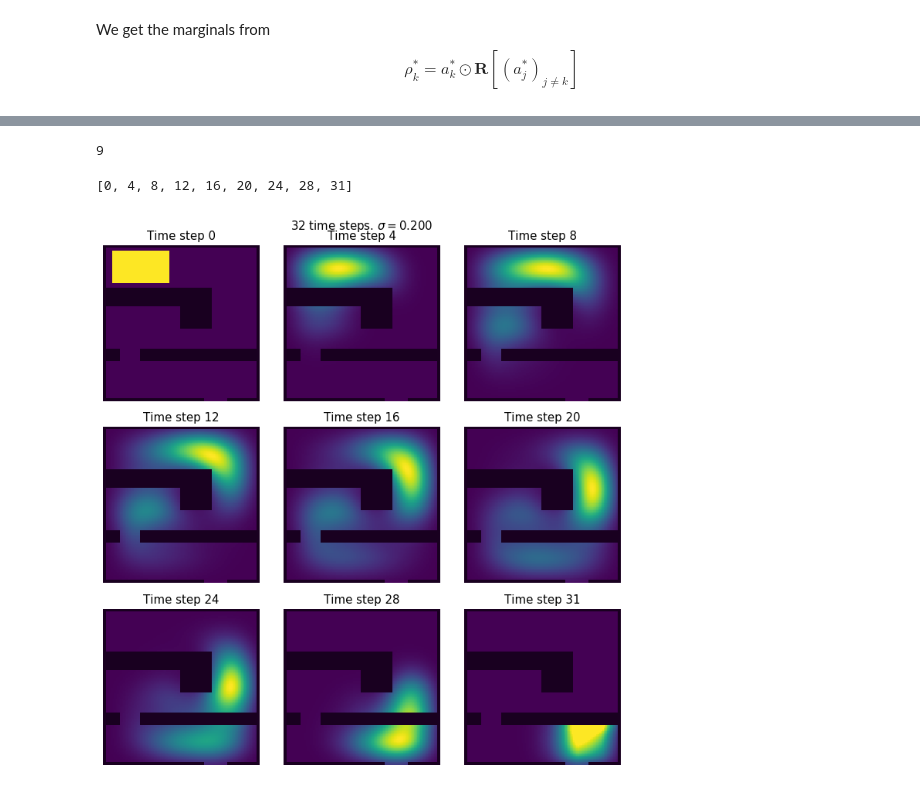
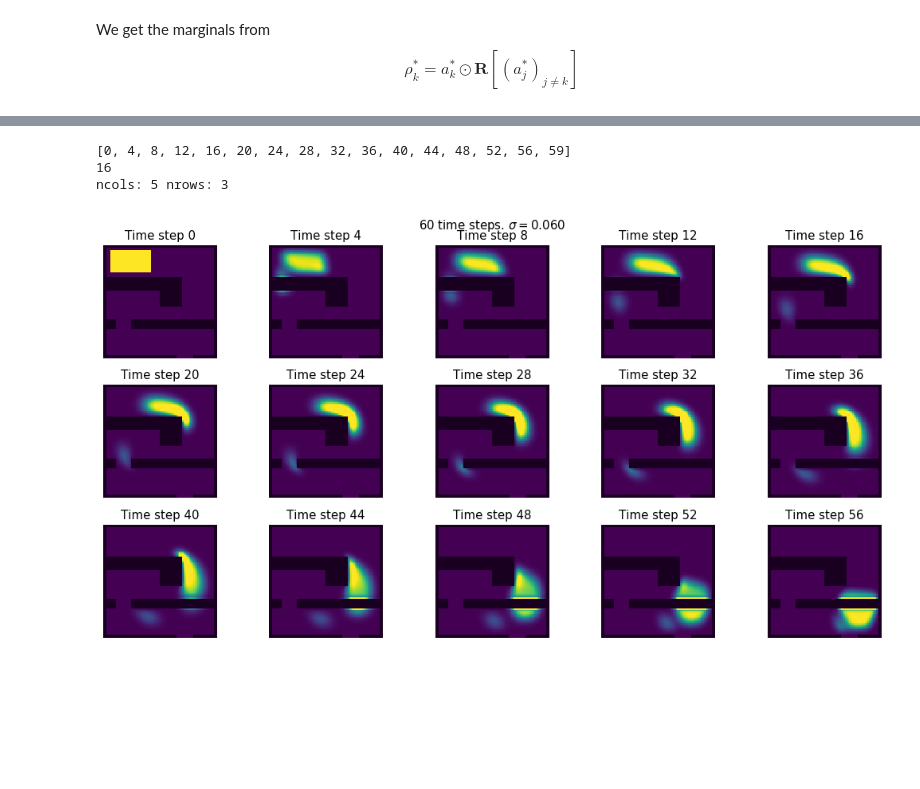
Before and after one commit to ManifoldFR/mva-optimaltransport, a Jupyter notebook: project/multistep.ipynb, the cells around one changed output, grey strips where cells are left out. Cells and saved outputs as stored; diff of their text form; code cells hidden in the pictures; blank space fills up the shorter version.

```diff
--- a/project/multistep.ipynb
+++ b/project/multistep.ipynb
@@ -147,9 +149,9 @@ cost_mat2 = distance.cdist(yar[:, None],
 # %%
-N_t = 32
+N_t = 60
 tmax = 5.
 dt = tmax / N_t  # timestep
 
-sigma = 0.2
+sigma = 0.06
 epsilon = sigma ** 2
 print("Epsilon:", epsilon)
 ## New epsilon-kernel
@@ -157,4 +159,7 @@ K1_eps = norm.pdf(cost_mat1, scale=(sigma * dt ** .5))
 K2_eps = norm.pdf(cost_mat2, scale=(sigma * dt ** .5))
 
 K_eps_op = lambda x: np.dot(K2_eps @ x, K1_eps)
+K_eps_op = numba.jit(K_eps_op)
+
+K_eps_op(np.random.rand(ny, nx));
 # %% [output]
@@ -229,9 +231,7 @@ $$
 $$
 # %%
 a_s = [
-    np.random.rand(ny, nx) for _ in range(N_t)
+    np.ones((ny, nx)) for _ in range(N_t)
 ]
 
-num_iters = 50
-for _ in range(num_iters):
-    multi_sinkhorn(a_s)
+num_iters = 40
@@ -264,31 +288,37 @@ Time 31: max density 1.544e-03
 # %%
 steps_to_plot = [4*t for t in range(N_t//4)]
 steps_to_plot.append(N_t-1)
+print(steps_to_plot)
 print(len(steps_to_plot))
 steps_to_plot
+
+ncols = 5
+nrows = len(steps_to_plot) // ncols
+print("ncols:", ncols, "nrows:", nrows)
 # %% [output]
-9
+[0, 4, 8, 12, 16, 20, 24, 28, 32, 36, 40, 44, 48, 52, 56, 59]
+16
+ncols: 5 nrows: 3
-[0, 4, 8, 12, 16, 20, 24, 28, 31]
-# %%
-ncols = 3
 # %%
-fig, axes = plt.subplots(len(steps_to_plot) // ncols, ncols, figsize=(8, 8), dpi=90)
+fig, axes = plt.subplots(nrows, ncols, figsize=(12, 6), dpi=90)
 axes = axes.ravel()
 
 
 
 for i, t in enumerate(steps_to_plot):
-    ax = axes[i]
-    mu = marginals[t]
-    plot_domain(domain_img, cax=ax, extent=extent)
-    #ax.contourf(mu, levels=10, zorder=2)
-    plot_measure(mu, cax=ax, extent=extent, cmap=cm.viridis)
-    ax.axis('off')
-    ax.set_title("Time step %d" % t)
+    if i < len(axes):
+        ax = axes[i]
+        t = steps_to_plot[i]
+        mu = marginals[t]
+        plot_domain(domain_img, cax=ax, extent=extent)
+        #ax.contourf(mu, levels=10, zorder=2)
+        plot_measure(mu, cax=ax, extent=extent, cmap=cm.viridis)
+        ax.axis('off')
+        ax.set_title("Time step %d" % t)
 
 fig.suptitle("%d time steps. $\\sigma=%.3f$" % (N_t, sigma), y=1.002)
 fig.tight_layout();
 # %% [output]
-[figure, old version]
+[figure, new version]
 # %%
 fig.savefig(IMAGE_DIR+'multimarg_transport.pdf', bbox_inches='tight')
```
Also changed, not shown: parts of 11 cells of this notebook, 18 other files.
